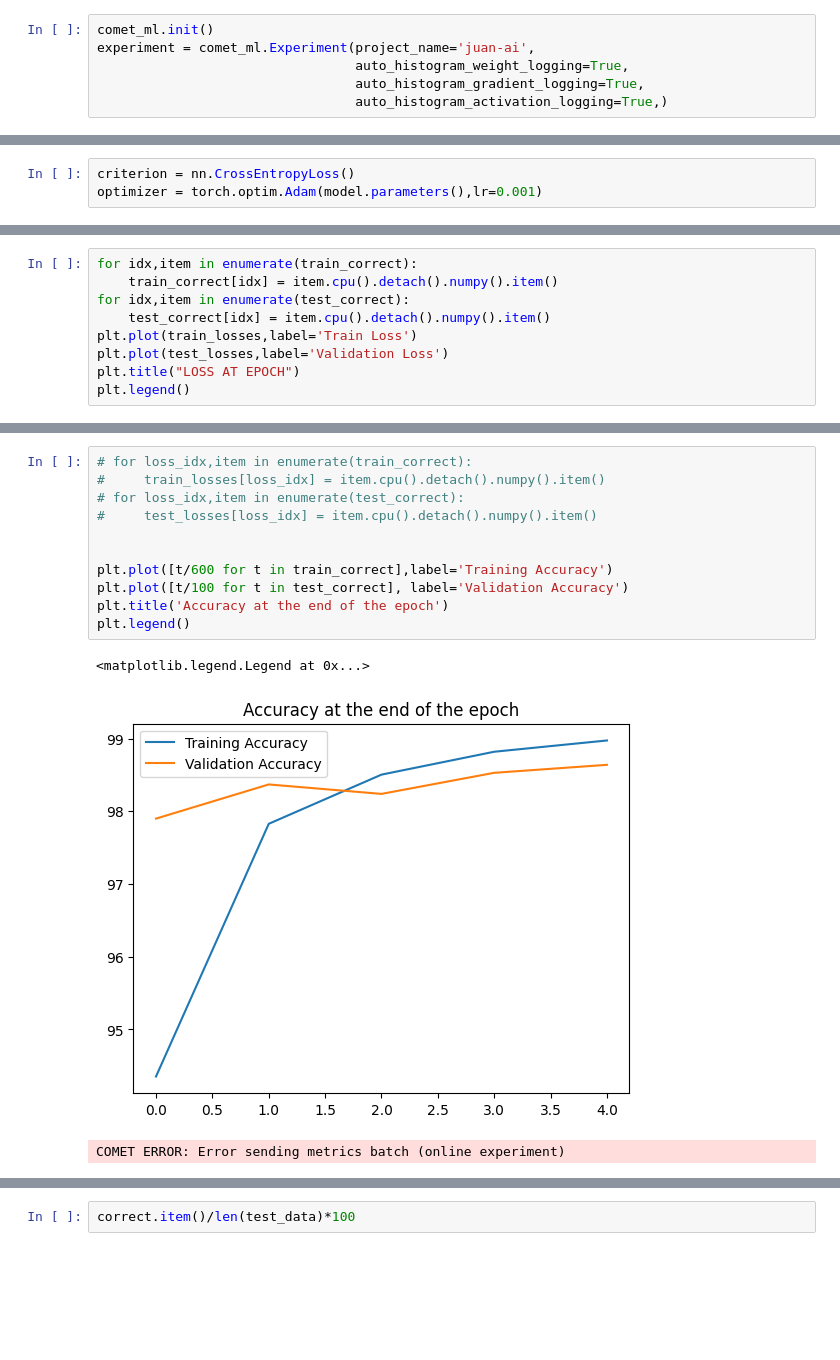
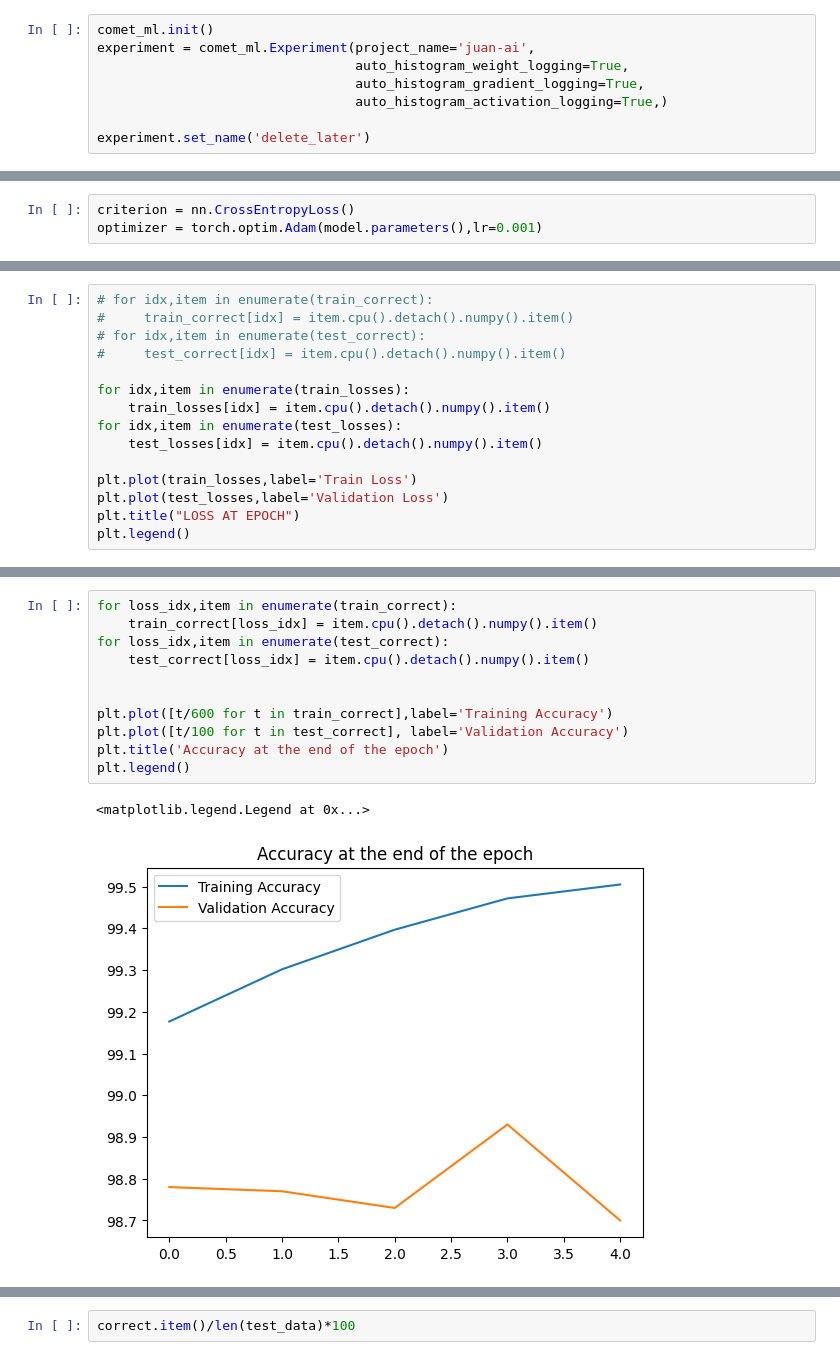
Before and after one commit to wereign/AI_Project, a Jupyter notebook: notebooks/MNIST_CNN.ipynb, the cells around one changed output, grey strips where cells are left out. Saved outputs shown, nothing was run; the diff lists cells and outputs as text; blank space fills up the shorter version.

```diff
--- a/notebooks/MNIST_CNN.ipynb
+++ b/notebooks/MNIST_CNN.ipynb
@@ -22,4 +22,6 @@ experiment = comet_ml.Experiment(project_name='juan-ai',
                                  auto_histogram_weight_logging=True,
                                  auto_histogram_gradient_logging=True,
                                  auto_histogram_activation_logging=True,)
+
+experiment.set_name('delete_later')
 # %% [output]
@@ -254,8 +274,14 @@ Duration: 931 seconds
 # %%
-for idx,item in enumerate(train_correct):
-    train_correct[idx] = item.cpu().detach().numpy().item()
-for idx,item in enumerate(test_correct):
-    test_correct[idx] = item.cpu().detach().numpy().item()
+# for idx,item in enumerate(train_correct):
+#     train_correct[idx] = item.cpu().detach().numpy().item()
+# for idx,item in enumerate(test_correct):
+#     test_correct[idx] = item.cpu().detach().numpy().item()
+
+for idx,item in enumerate(train_losses):
+    train_losses[idx] = item.cpu().detach().numpy().item()
+for idx,item in enumerate(test_losses):
+    test_losses[idx] = item.cpu().detach().numpy().item()
+
 plt.plot(train_losses,label='Train Loss')
 plt.plot(test_losses,label='Validation Loss')
 plt.title("LOSS AT EPOCH")
@@ -268,16 +292,15 @@ COMET ERROR: Heartbeat processing error
 # %%
-# for loss_idx,item in enumerate(train_correct):
-#     train_losses[loss_idx] = item.cpu().detach().numpy().item()
-# for loss_idx,item in enumerate(test_correct):
-#     test_losses[loss_idx] = item.cpu().detach().numpy().item()
+for loss_idx,item in enumerate(train_correct):
+    train_correct[loss_idx] = item.cpu().detach().numpy().item()
+for loss_idx,item in enumerate(test_correct):
+    test_correct[loss_idx] = item.cpu().detach().numpy().item()
 
 
 plt.plot([t/600 for t in train_correct],label='Training Accuracy')
 plt.plot([t/100 for t in test_correct], label='Validation Accuracy')
 plt.title('Accuracy at the end of the epoch')
 plt.legend()
 # %% [output]
 <matplotlib.legend.Legend at 0x...>
-[figure, old version]
+[figure, new version]
-COMET ERROR: Error sending metrics batch (online experiment)
 # %%
```
Also changed, not shown: parts of 5 cells of this notebook, 13 other files.
